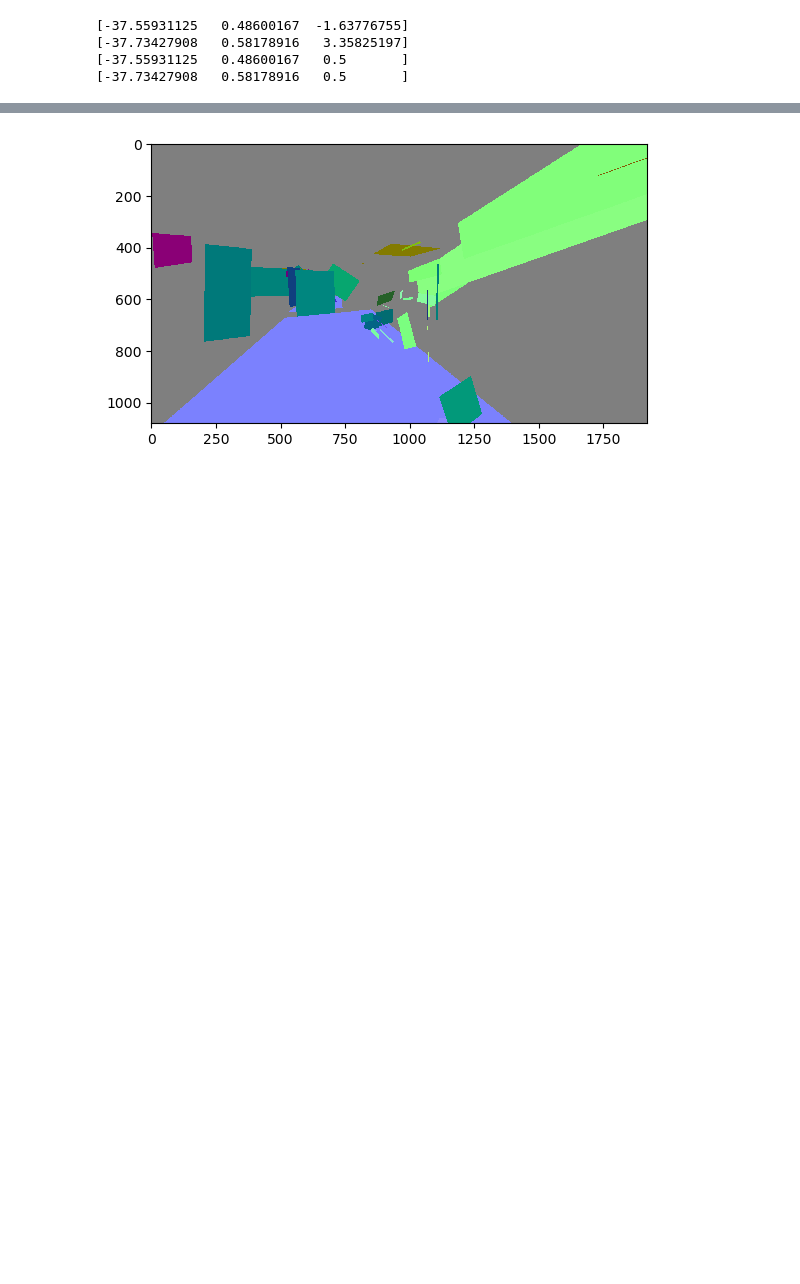
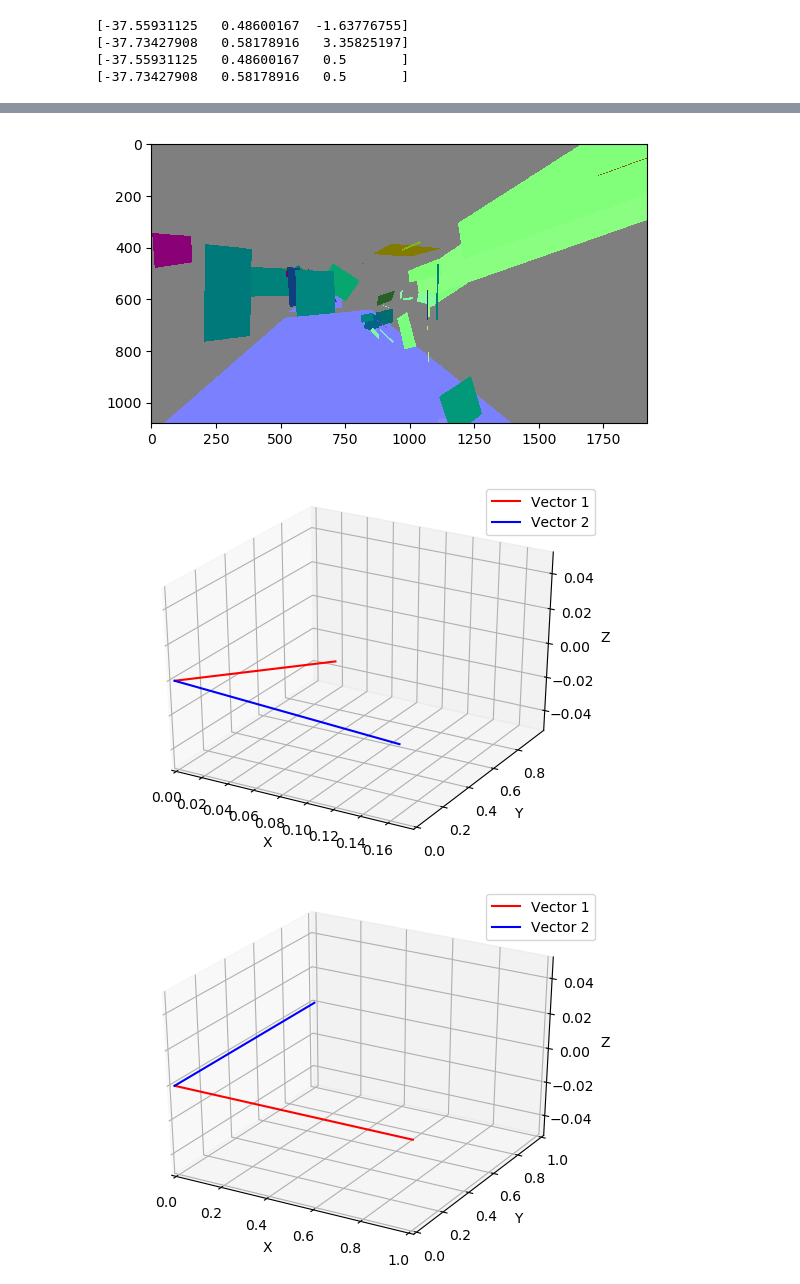
Before and after one commit to maxpape/project_mapping, a Jupyter notebook: nbv/ray_casting.ipynb, the cells around one changed output, grey strips where cells are left out. Cells and saved outputs as stored; diff of their text form; code cells hidden in the pictures; blank space fills up the shorter version.

Commit message:
correct angle calc ray casting; visualize vectors 3d

```diff
--- a/nbv/ray_casting.ipynb
+++ b/nbv/ray_casting.ipynb
@@ -156,3 +153,33 @@ def rotation_matrix_to_axis_angle(matrix):
+# %%
+def visualize_3d_vectors(vector1, vector2):
+    # Create a figure and a 3D axis
+    fig = plt.figure()
+    ax = fig.add_subplot(111, projection='3d')
+
+    # Extract individual coordinates from the vectors
+    x1, y1, z1 = vector1
+    x2, y2, z2 = vector2
+
+    # Plot the vectors as lines
+    ax.plot([0, x1], [0, y1], [0, z1], color='r', label='Vector 1')
+    ax.plot([0, x2], [0, y2], [0, z2], color='b', label='Vector 2')
+
+    # Set the limits and labels of the plot
+    max_x = max(np.max(x1), np.max(x2))
+    max_y = max(np.max(y1), np.max(y2))
+    max_z = max(np.max(z1), np.max(z2))
+    ax.set_xlim([0, max_x])
+    ax.set_ylim([0, max_y])
+    ax.set_zlim([0, max_z])
+    ax.set_xlabel('X')
+    ax.set_ylabel('Y')
+    ax.set_zlabel('Z')
+
+    # Add a legend
+    ax.legend()
+
+    # Show the plot
+    plt.show()
 # %%
 rays = o3d.t.geometry.RaycastingScene.create_rays_pinhole(
     fov_deg=120,
@@ -167,12 +194,16 @@ ans = scene.cast_rays(rays)
 plt.imshow(ans['t_hit'].numpy())
 
 normals = ans['primitive_normals'].numpy()
-print(normals[0,1919])
+
 normals_interp = np.interp(normals, (normals.min(), normals.max()), (0, 1))
 plt.imshow(normals_interp)
 hits = ans['t_hit'].numpy()
-print(count_hits_ray_cast(hits, (1,10)))
 
-_, rot_mat = compute_transform(np.asarray([0,1,0]),np.asarray([1,0,0]))
+print("Normal of plane: " ,normals[0,1919])
+print("Camera direction: ", (middle-cam_pos))
+print("Camera direction: ", (cam_pos-middle))
+_, rot_mat = compute_transform(normals[0,1919],(cam_pos-middle))
 print(rotation_matrix_to_axis_angle(rot_mat))
+visualize_3d_vectors(normals[0,1919],(middle-cam_pos) )
+visualize_3d_vectors(np.asarray([1,0,0]),np.asarray([0,1,0]) )
 # %% [output]
@@ -182 +214,3 @@ print(rotation_matrix_to_axis_angle(rot_mat))
 [figure]
+[figure, added]
+[figure, added]
```
Also changed, not shown: parts of 6 cells of this notebook.
